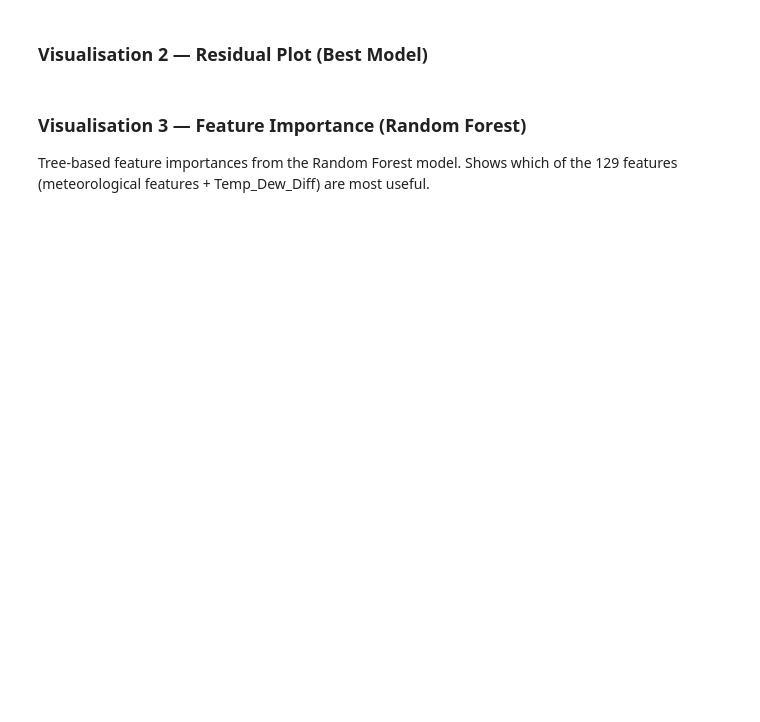
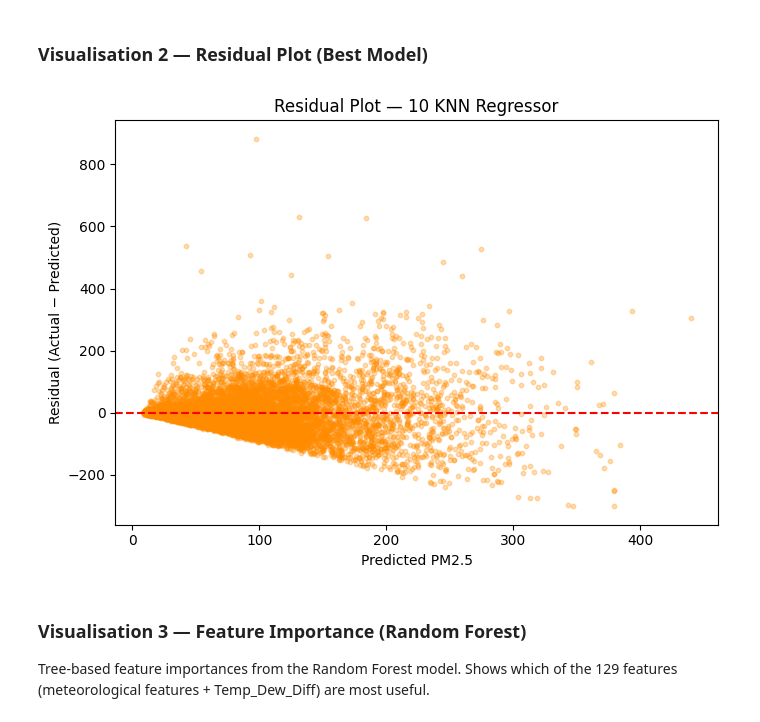
Before and after one commit to Viswesh-G/AutoML-_-Project, a Jupyter notebook: gas_sensor_ml_capstone/notebooks/regression.ipynb, the cells around one changed output. Drawn from its saved outputs; the diff is of its cells as text; code cells hidden in the pictures; blank space fills up the shorter version.

```diff
--- a/gas_sensor_ml_capstone/notebooks/regression.ipynb
+++ b/gas_sensor_ml_capstone/notebooks/regression.ipynb
@@ -539,3 +639,12 @@ Features are already scaled. We tune `C` and `kernel` using a focused GridSearch
 ### Model 10 — K-Nearest Neighbors Regressor
 
 We tune `k` (n_neighbors) using GridSearchCV.
+# %%
+knn_param_grid = {'n_neighbors': [3, 5, 7, 10, 15, 20]}
+knn_gs = GridSearchCV(
+    KNeighborsRegressor(), knn_param_grid, cv=5, scoring='r2', n_jobs=-1
+)
+knn_gs.fit(X_train_scaled, y_train)
+
+knn_model = knn_gs.best_estimator_
+print(f'Best k (n_neighbors) : {knn_gs.best_params_["n_neighbors"]}')
@@ -554,5 +756,18 @@ Evaluation metrics — all mandatory per rubric:
 # %% [markdown]
 ### Visualisation 2 — Residual Plot (Best Model)
+# %%
+residuals = y_test - best_y_pred
+
+plt.figure(figsize=(7, 5))
+plt.scatter(best_y_pred, residuals, alpha=0.3, s=10, color='darkorange')
+plt.axhline(0, color='red', linewidth=1.5, linestyle='--')
+plt.xlabel('Predicted PM2.5')
+plt.ylabel('Residual (Actual − Predicted)')
+plt.title(f'Residual Plot — {best_name}')
+plt.tight_layout()
+plt.show()
+# %% [output]
+[figure, added]
 # %% [markdown]
 ### Visualisation 3 — Feature Importance (Random Forest)
 
```
Also changed, not shown: parts of 27 cells of this notebook.
